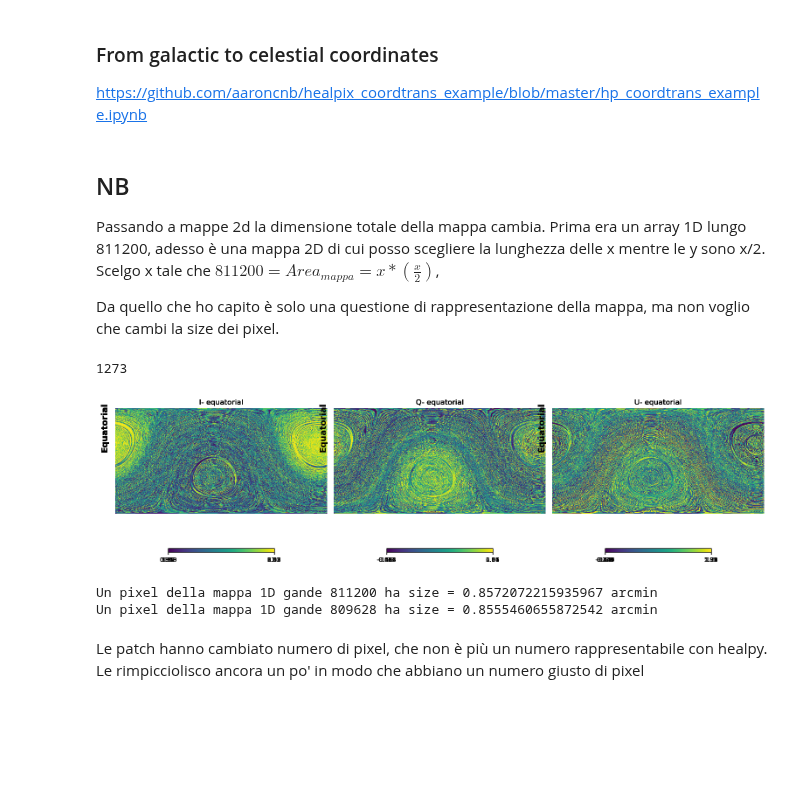
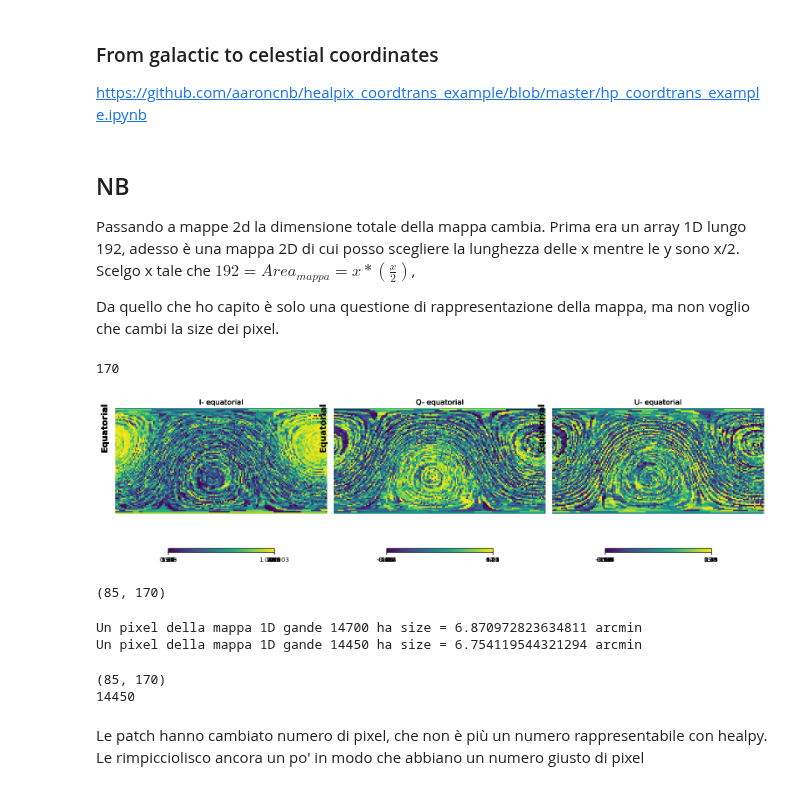
Before and after one commit to racheleguidettii/MastersThesis, a Jupyter notebook: Patch_create.ipynb, the cells around one changed output. Saved outputs shown, nothing was run; the diff lists cells and outputs as text; code cells hidden in the pictures; blank space fills up the shorter version.

```diff
--- a/Patch_create.ipynb
+++ b/Patch_create.ipynb
@@ -51,6 +39,6 @@ Per fare la component separation alla fine mi serve un elemento di fgbuster del
 # %%
 instrument = get_instrument('LiteBIRD')
 
-sky_fgb    = get_observation(instrument, sky , nside=4096,noise=False, unit='uK_CMB')
+sky_fgb    = get_observation(instrument, sky , nside=nside,noise=False, unit='uK_CMB')
 print(np.shape(sky_fgb))
 # %% [output]
@@ -58,14 +65,14 @@ print(np.shape(sky_fgb))
 # %%
 # seleziono solo alcune frequenze (8 su 15) altrimenti ci mette tantissimo
 mappa40  = sky_fgb[0, :, :]
-mappa60  = sky_fgb[2, :, :]
 mappa68  = sky_fgb[3, :, :]
 mappa78  = sky_fgb[4, :, :]
-mappa89  = sky_fgb[5, :, :]
 mappa100 = sky_fgb[6, :, :]
-mappa119 = sky_fgb[7, :, :]
 mappa140 = sky_fgb[8, :, :]
+mappa195 = sky_fgb[10, :, :]
+mappa280 = sky_fgb[12, :, :]
+mappa402 = sky_fgb[14, :, :]
 
 
-np.shape(mappa60)
+np.shape(mappa40)
 # %% [output]
@@ -141,13 +148,13 @@ def create_patch(RA1, RA2, dec1, dec2, nside, map):
 
     # creo patch più piccola all'interno dei limiti RA e dec (è circolare e di un numero "sbagliato" di pixel per essere rappresentata con healpy)
     vec = hp.ang2vec(mid_phi, mid_theta)
-    ipix_disc = hp.query_disc(nside=4096, vec=vec, radius=np.radians(8))
+    ipix_disc = hp.query_disc(nside=nside, vec=vec, radius=np.radians(8))
     patch_circle = map[ipix_disc]
-    print("Size patch circolare: ", len(patch_circle))
+    print("Size patch circolare (num pixels): ", len(patch_circle))
 
     # all'interno di questa patch ne creo una un po' più piccola con un numero giusto di pixel
-    lenght_patch = (260**2)*12
-    print("Size patch rettangolare: ", lenght_patch)
+    lenght_patch = (35**2)*12 #(4**2)*12
+    print("Size patch rettangolare (num pixels): ", lenght_patch)
     print("Area of the circular patch (deg^2) : " , (pix_size_deg**2) * lenght_patch)
     patch_rect   = patch_circle[int((len(patch_circle) - lenght_patch)/2): int((len(patch_circle) - lenght_patch)/2) + lenght_patch]
 
@@ -256,67 +257,67 @@ fits.writeto("patch1d/patch1d_U140", patch1d_U140, overwrite=True)
 https://github.com/aaroncnb/healpix_coordtrans_example/blob/master/hp_coordtrans_example.ipynb
 # %% [markdown]
 ## NB
-Passando a mappe 2d la dimensione totale della mappa cambia. Prima era un array 1D lungo 811200, adesso è una mappa 2D di cui posso scegliere la lunghezza delle x mentre le y sono x/2.
-Scelgo x tale che $811200 = Area_{mappa} = x * (\frac{x}{2})$,
+Passando a mappe 2d la dimensione totale della mappa cambia. Prima era un array 1D lungo 192, adesso è una mappa 2D di cui posso scegliere la lunghezza delle x mentre le y sono x/2.
+Scelgo x tale che $192 = Area_{mappa} = x * (\frac{x}{2})$,
 
 Da quello che ho capito è solo una questione di rappresentazione della mappa, ma non voglio che cambi la size dei pixel.
 # %%
-x = np.sqrt(len(patch1d_I60)*2)
+x = np.sqrt(len(patch1d_I40)*2) -1
 int(x)
 # %% [output]
-1273
+170
 # %%
 plt.figure(figsize=(15, 10))
+
 patch2d_I40   = hp.cartview(patch1d_I40, coord=['G','C'], return_projected_map=True, xsize=x,norm='hist', title="I- equatorial", sub=(1, 3, 1))
 patch2d_Q40   = hp.cartview(patch1d_Q40, coord=['G','C'], return_projected_map=True, xsize=x,norm='hist', title="Q- equatorial", sub=(1, 3, 2))
 patch2d_U40   = hp.cartview(patch1d_U40, coord=['G','C'], return_projected_map=True, xsize=x,norm='hist', title="U- equatorial", sub=(1, 3, 3))
-
-
-patch2d_I60   = hp.cartview(patch1d_I60, coord=['G','C'], return_projected_map=True, xsize=x,norm='hist', title="I- equatorial", sub=(1, 3, 1))
-patch2d_Q60   = hp.cartview(patch1d_Q60, coord=['G','C'], return_projected_map=True, xsize=x,norm='hist', title="Q- equatorial", sub=(1, 3, 2))
-patch2d_U60   = hp.cartview(patch1d_U60, coord=['G','C'], return_projected_map=True, xsize=x,norm='hist', title="U- equatorial", sub=(1, 3, 3))
 
 patch2d_I68   = hp.cartview(patch1d_I68, coord=['G','C'], return_projected_map=True, xsize=x,norm='hist', title="I- equatorial", sub=(1, 3, 1))
 patch2d_Q68   = hp.cartview(patch1d_Q68, coord=['G','C'], return_projected_map=True, xsize=x,norm='hist', title="Q- equatorial", sub=(1, 3, 2))
 patch2d_U68   = hp.cartview(patch1d_U68, coord=['G','C'], return_projected_map=True, xsize=x,norm='hist', title="U- equatorial", sub=(1, 3, 3))
 
-
 patch2d_I78   = hp.cartview(patch1d_I78, coord=['G','C'], return_projected_map=True, xsize=x,norm='hist', title="I- equatorial", sub=(1, 3, 1))
 patch2d_Q78   = hp.cartview(patch1d_Q78, coord=['G','C'], return_projected_map=True, xsize=x,norm='hist', title="Q- equatorial", sub=(1, 3, 2))
 patch2d_U78   = hp.cartview(patch1d_U78, coord=['G','C'], return_projected_map=True, xsize=x,norm='hist', title="U- equatorial", sub=(1, 3, 3))
-
-
-patch2d_I89   = hp.cartview(patch1d_I89, coord=['G','C'], return_projected_map=True, xsize=x,norm='hist', title="I- equatorial", sub=(1, 3, 1))
-patch2d_Q89   = hp.cartview(patch1d_Q89, coord=['G','C'], return_projected_map=True, xsize=x,norm='hist', title="Q- equatorial", sub=(1, 3, 2))
-patch2d_U89   = hp.cartview(patch1d_U89, coord=['G','C'], return_projected_map=True, xsize=x,norm='hist', title="U- equatorial", sub=(1, 3, 3))
-
 
 patch2d_I100  = hp.cartview(patch1d_I100, coord=['G','C'], return_projected_map=True, xsize=x,norm='hist', title="I- equatorial", sub=(1, 3, 1))
 patch2d_Q100  = hp.cartview(patch1d_Q100, coord=['G','C'], return_projected_map=True, xsize=x,norm='hist', title="Q- equatorial", sub=(1, 3, 2))
 patch2d_U100  = hp.cartview(patch1d_U100, coord=['G','C'], return_projected_map=True, xsize=x,norm='hist', title="U- equatorial", sub=(1, 3, 3))
 
-patch2d_I119  = hp.cartview(patch1d_I119, coord=['G','C'], return_projected_map=True, xsize=x,norm='hist', title="I- equatorial", sub=(1, 3, 1))
-patch2d_Q119  = hp.cartview(patch1d_Q119, coord=['G','C'], return_projected_map=True, xsize=x,norm='hist', title="Q- equatorial", sub=(1, 3, 2))
-patch2d_U119  = hp.cartview(patch1d_U119, coord=['G','C'], return_projected_map=True, xsize=x,norm='hist', title="U- equatorial", sub=(1, 3, 3))
-
 patch2d_I140   = hp.cartview(patch1d_I140, coord=['G','C'], return_projected_map=True, xsize=x,norm='hist', title="I- equatorial", sub=(1, 3, 1))
 patch2d_Q140   = hp.cartview(patch1d_Q140, coord=['G','C'], return_projected_map=True, xsize=x,norm='hist', title="Q- equatorial", sub=(1, 3, 2))
 patch2d_U140   = hp.cartview(patch1d_U140, coord=['G','C'], return_projected_map=True, xsize=x,norm='hist', title="U- equatorial", sub=(1, 3, 3))
 
+patch2d_I195   = hp.cartview(patch1d_I195, coord=['G','C'], return_projected_map=True, xsize=x,norm='hist', title="I- equatorial", sub=(1, 3, 1))
+patch2d_Q195   = hp.cartview(patch1d_Q195, coord=['G','C'], return_projected_map=True, xsize=x,norm='hist', title="Q- equatorial", sub=(1, 3, 2))
+patch2d_U195   = hp.cartview(patch1d_U195, coord=['G','C'], return_projected_map=True, xsize=x,norm='hist', title="U- equatorial", sub=(1, 3, 3))
 
-#Pol_cel = hp.cartview(Pol_map, coord=['G','C'], return_projected_map=True, xsize=800,norm='hist', title="Pol- equatorial", sub=(1, 4, 4))
+
+patch2d_I280   = hp.cartview(patch1d_I280, coord=['G','C'], return_projected_map=True, xsize=x,norm='hist', title="I- equatorial", sub=(1, 3, 1))
+patch2d_Q280   = hp.cartview(patch1d_Q280, coord=['G','C'], return_projected_map=True, xsize=x,norm='hist', title="Q- equatorial", sub=(1, 3, 2))
+patch2d_U280   = hp.cartview(patch1d_U280, coord=['G','C'], return_projected_map=True, xsize=x,norm='hist', title="U- equatorial", sub=(1, 3, 3))
+
+
+patch2d_I402   = hp.cartview(patch1d_I402, coord=['G','C'], return_projected_map=True, xsize=x,norm='hist', title="I- equatorial", sub=(1, 3, 1))
+patch2d_Q402   = hp.cartview(patch1d_Q402, coord=['G','C'], return_projected_map=True, xsize=x,norm='hist', title="Q- equatorial", sub=(1, 3, 2))
+patch2d_U402   = hp.cartview(patch1d_U402, coord=['G','C'], return_projected_map=True, xsize=x,norm='hist', title="U- equatorial", sub=(1, 3, 3))
 # %% [output]
-[figure, old version]
+[figure, new version]
+# %%
+np.shape(patch2d_I40)
+# %% [output]
+(85, 170)
 # %%
 # quanto è grande un nuovo pixel?
-print(f"Un pixel della mappa 1D gande {len(patch1d_I60)} ha size = {pix_size} arcmin")
+print(f"Un pixel della mappa 1D gande {len(patch1d_I40)} ha size = {pix_size} arcmin")
 
 # proporzione (non so se serva, cambia poco)
-pix_size = (len(patch2d_I60)*len(patch2d_I60[0])*pix_size)/(len(patch1d_I60)) # proporzione (non so se serva)
-print(f"Un pixel della mappa 1D gande {len(patch2d_I60)*len(patch2d_I60[0])} ha size = {pix_size} arcmin")
+pix_size = (len(patch2d_I40)*len(patch2d_I40[0])*pix_size)/(len(patch1d_I40)) # proporzione
+print(f"Un pixel della mappa 1D gande {len(patch2d_I40)*len(patch2d_I40[0])} ha size = {pix_size} arcmin")
 # %% [output]
-Un pixel della mappa 1D gande 811200 ha size = 0.8572072215935967 arcmin
-Un pixel della mappa 1D gande 809628 ha size = 0.8555460655872542 arcmin
+Un pixel della mappa 1D gande 14700 ha size = 6.870972823634811 arcmin
+Un pixel della mappa 1D gande 14450 ha size = 6.754119544321294 arcmin
 # %%
 patch2d_I40 = np.array(patch2d_I40)
 patch2d_Q40 = np.array(patch2d_Q40)
@@ -353,3 +353,9 @@ patch2d_U140 = np.array(patch2d_U140)
+# %%
+print(np.shape(patch2d_U402))
+print(len(patch2d_U402) * len(patch2d_U402[0]))
+# %% [output]
+(85, 170)
+14450
 # %% [markdown]
 Le patch hanno cambiato numero di pixel, che non è più un numero rappresentabile con healpy. Le rimpicciolisco ancora un po' in modo che abbiano un numero giusto di pixel
 # %%
```
Also changed, not shown: parts of 21 cells of this notebook.
